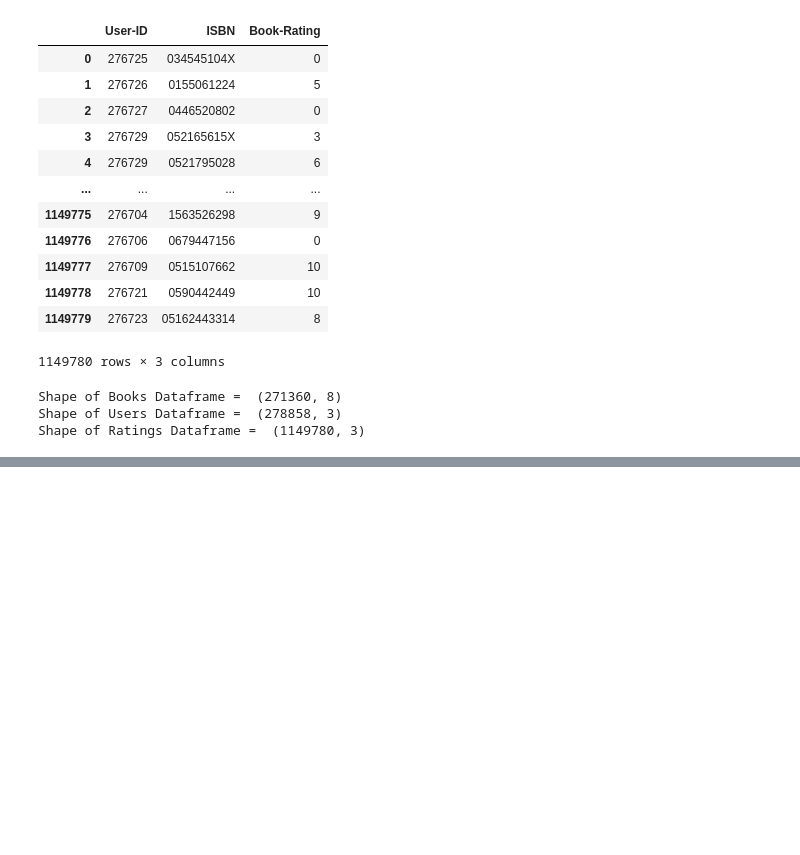
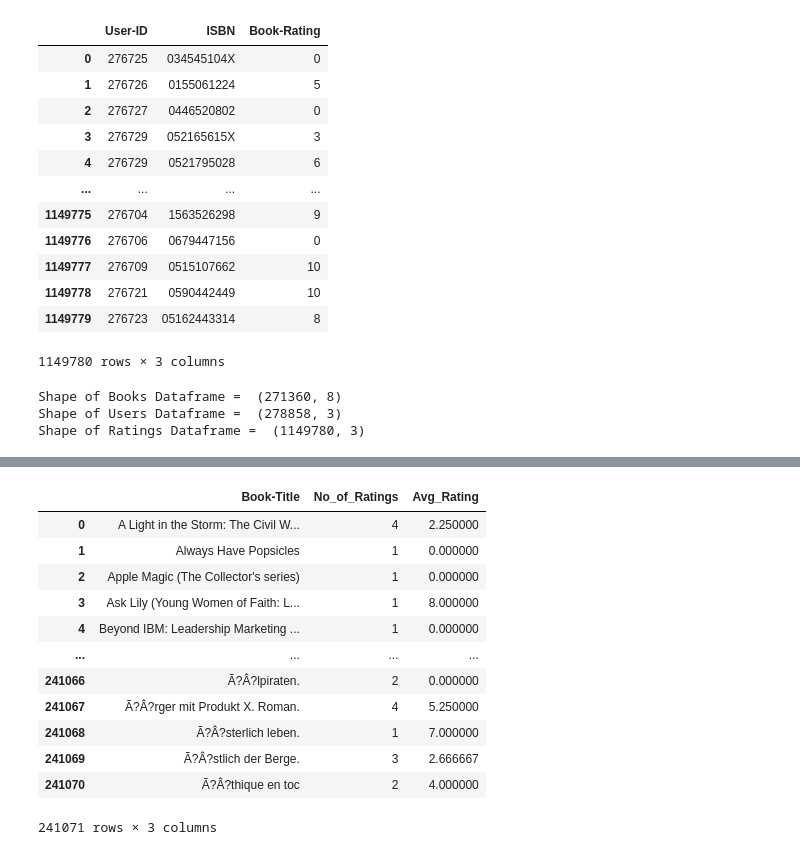
Before and after one commit to ANSH5252/Book-Recommender-System, a Jupyter notebook: b_r_s.ipynb, the cells around one changed output, grey strips where cells are left out. Saved outputs shown, nothing was run; the diff lists cells and outputs as text; code cells hidden in the pictures; blank space fills up the shorter version.

```diff
--- a/b_r_s.ipynb
+++ b/b_r_s.ipynb
@@ -74,0 +150,2 @@ Shape of Ratings Dataframe =  (1149780, 3)
+# %%
+no_of_ratings = ratings_and_books.groupby("Book-Title")["Book-Rating"].count().reset_index(name="No_of_Ratings")
@@ -74,0 +156,16 @@ Shape of Ratings Dataframe =  (1149780, 3)
+# %%
+popularity_df
+# %% [output]
+|  | Book-Title | No_of_Ratings | Avg_Rating |
+| 0 | A Light in the Storm: The Civil W... | 4 | 2.250000 |
+| 1 | Always Have Popsicles | 1 | 0.000000 |
+| 2 | Apple Magic (The Collector's series) | 1 | 0.000000 |
+| 3 | Ask Lily (Young Women of Faith: L... | 1 | 8.000000 |
+| 4 | Beyond IBM: Leadership Marketing ... | 1 | 0.000000 |
+| ... | ... | ... | ... |
+| 241066 | Ã?Â?lpiraten. | 2 | 0.000000 |
+| 241067 | Ã?Â?rger mit Produkt X. Roman. | 4 | 5.250000 |
+| 241068 | Ã?Â?sterlich leben. | 1 | 7.000000 |
+| 241069 | Ã?Â?stlich der Berge. | 3 | 2.666667 |
+| 241070 | Ã?Â?thique en toc | 2 | 4.000000 |
+241071 rows × 3 columns
```
Also changed, not shown: parts of 16 cells of this notebook.
